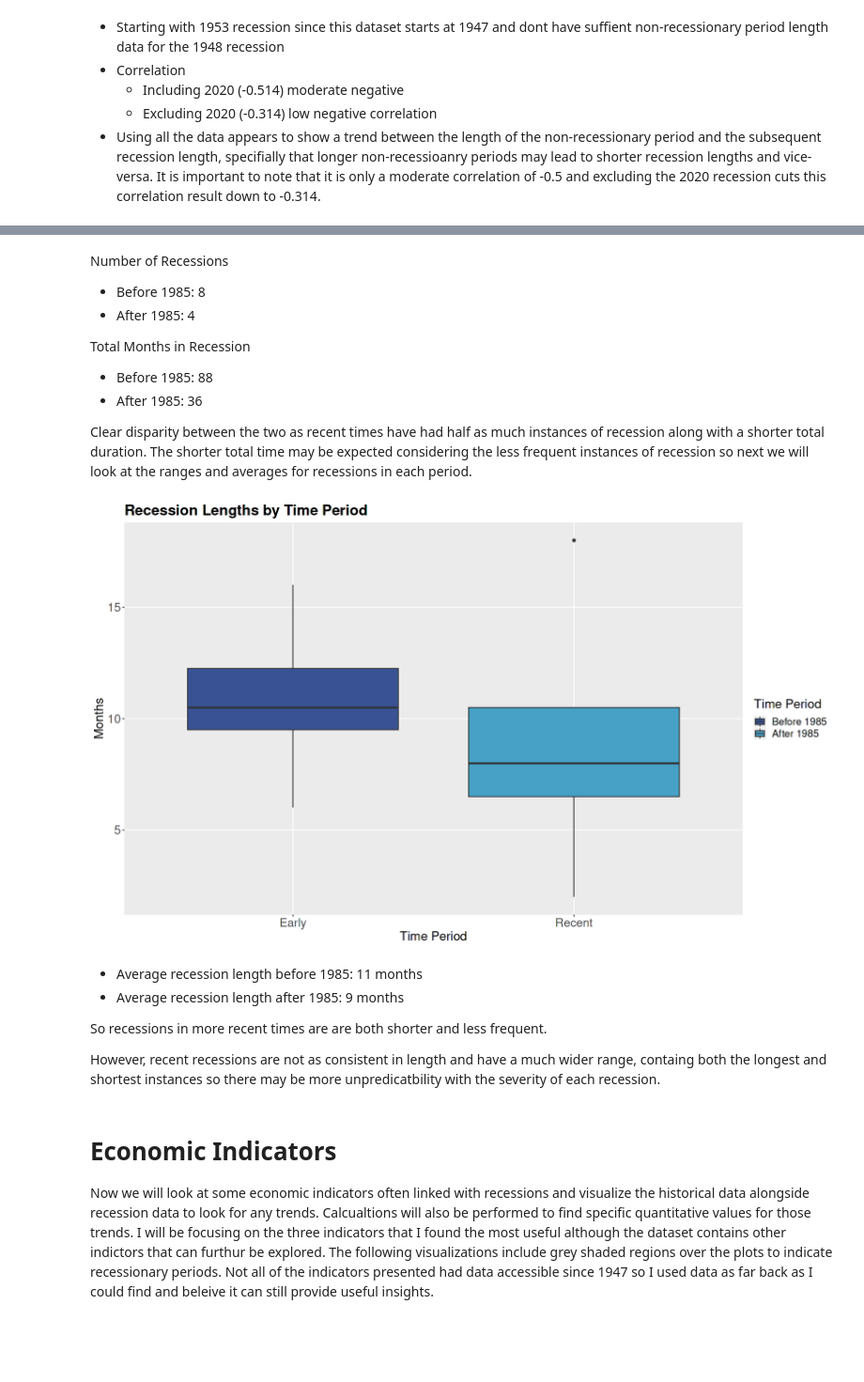
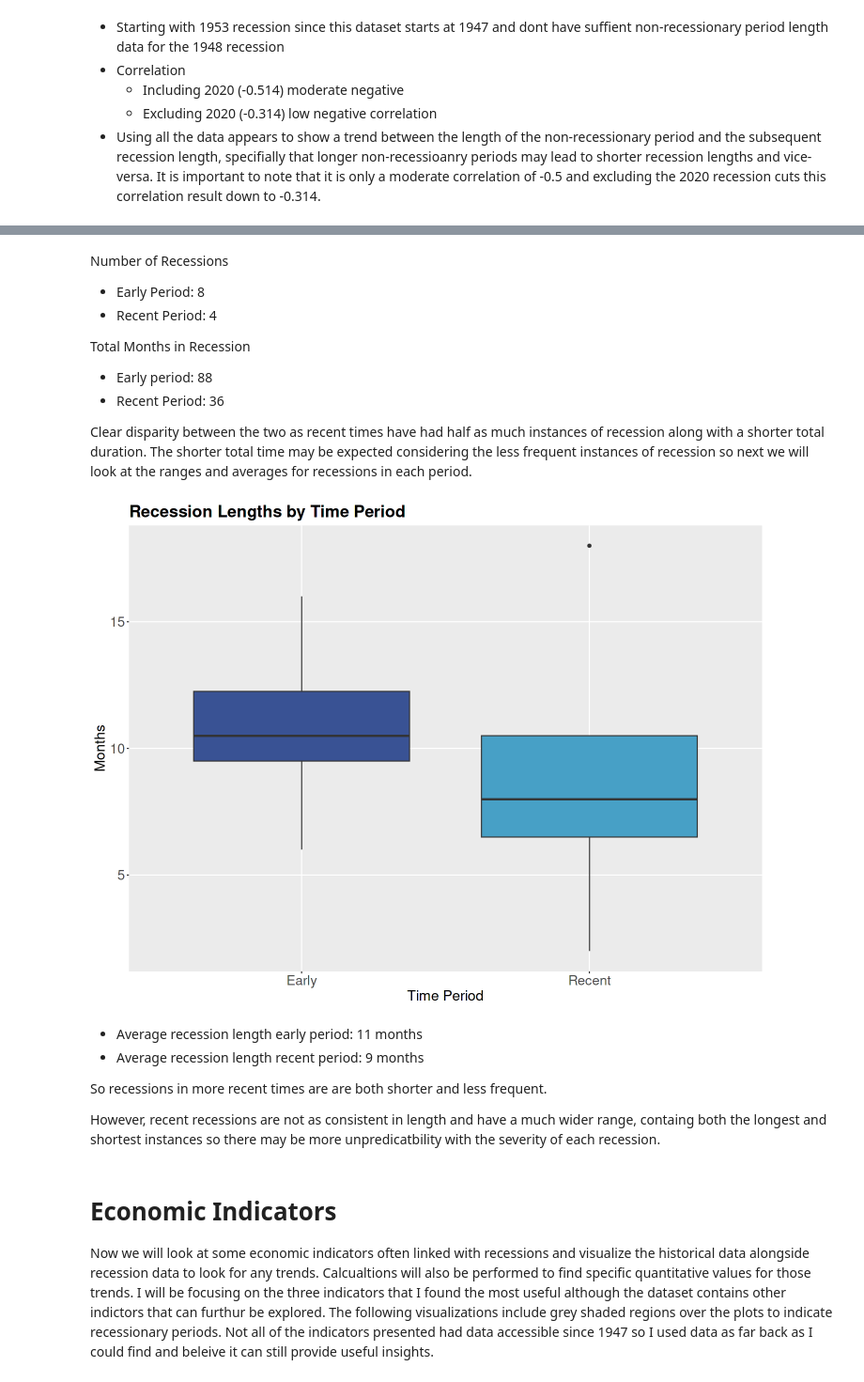
Before and after one commit to Kevin-Trivino/Recessions-Economic-Indicators-Analysis, a Jupyter notebook: recessions-and-economic-indicators-eda.ipynb, the cells around one changed output, grey strips where cells are left out. Shown at 94% size. Cells and saved outputs as stored; diff of their text form; code cells hidden in the pictures; blank space fills up the shorter version.

```diff
--- a/recessions-and-economic-indicators-eda.ipynb
+++ b/recessions-and-economic-indicators-eda.ipynb
@@ -354,35 +356,36 @@ grid.arrange(plot1, plot2, ncol = 2)
 # %% [markdown]
 Number of Recessions
-- Before 1985: 8
-- After 1985: 4
+- Early Period: 8
+- Recent Period: 4
 
 Total Months in Recession
-- Before 1985: 88
-- After 1985: 36
+- Early period: 88
+- Recent Period: 36
 
 Clear disparity between the two as recent times have had half as much instances of recession along with a shorter total duration. The shorter total time may be expected considering the less frequent instances of recession so next we will look at the ranges and averages for recessions in each period.
 # %%
 ggplot(recession_periods, aes(x = group, y = month_length, fill = group)) +
   geom_boxplot() +
   labs(title = "Recession Lengths by Time Period", x = "Time Period", y = "Months", fill = "Time Period") +
   scale_fill_manual(values = c("Early" = "#395294", "Recent" = "#47a0c6"),
                     labels = c("Early" = "Before 1985", "Recent" = "After 1985")) +
   theme(text = element_text(size = 18),
         axis.text = element_text(size = 17),
         plot.title = element_text(size = 21, face = "bold"),
         panel.grid.minor.x = element_blank(),
-        panel.grid.minor.y = element_blank())
+        panel.grid.minor.y = element_blank(),
+        legend.position = "none")
 
 # Avg length older vs recent
 avg_length_by_group <- round(recession_periods %>%
   group_by(group) %>%
   summarise(avg_recession_length = mean(month_length)) %>%
   pull(avg_recession_length), 2)
 # %% [output]
-[figure, old version]
+[figure, new version]
 # %% [markdown]
-- Average recession length before 1985: 11 months
-- Average recession length after 1985: 9 months
+- Average recession length early period: 11 months
+- Average recession length recent period: 9 months
 
 So recessions in more recent times are are both shorter and less frequent.
 
```
Also changed, not shown: parts of 2 cells of this notebook.
